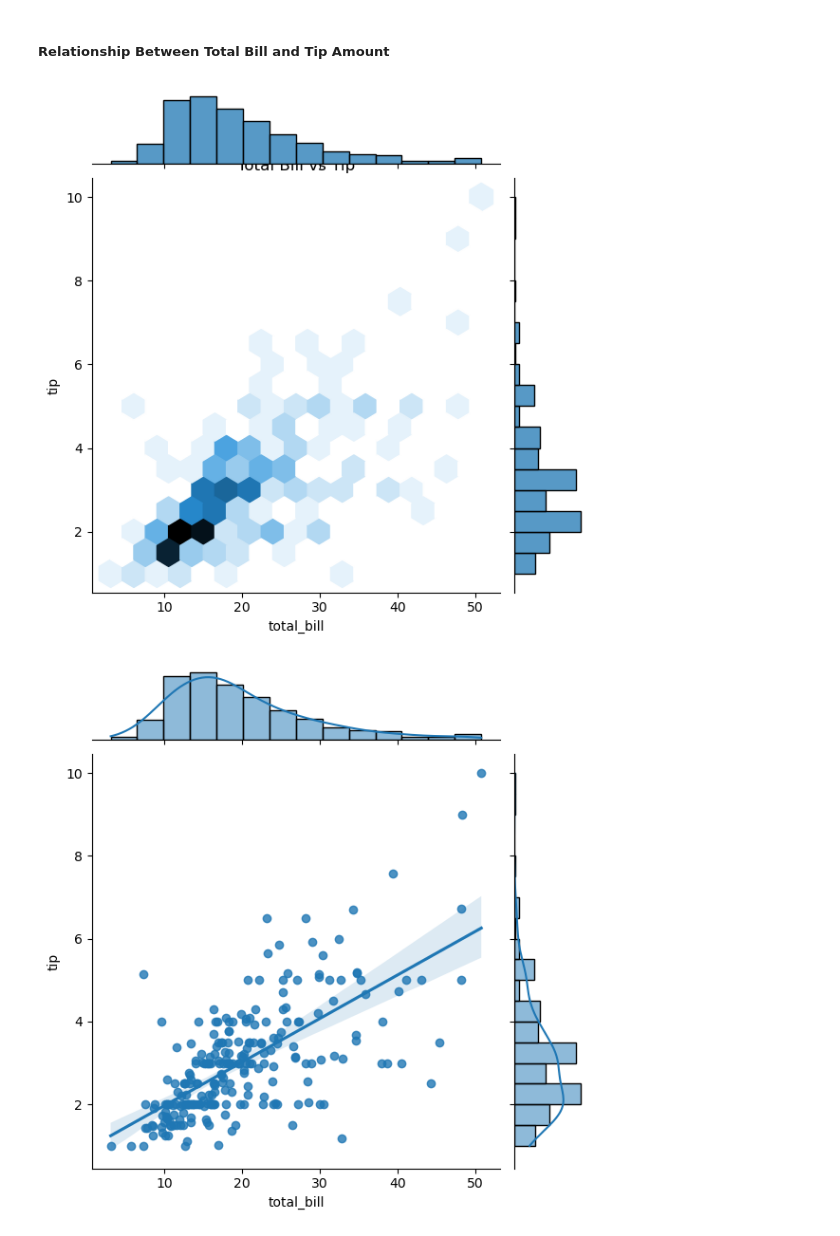
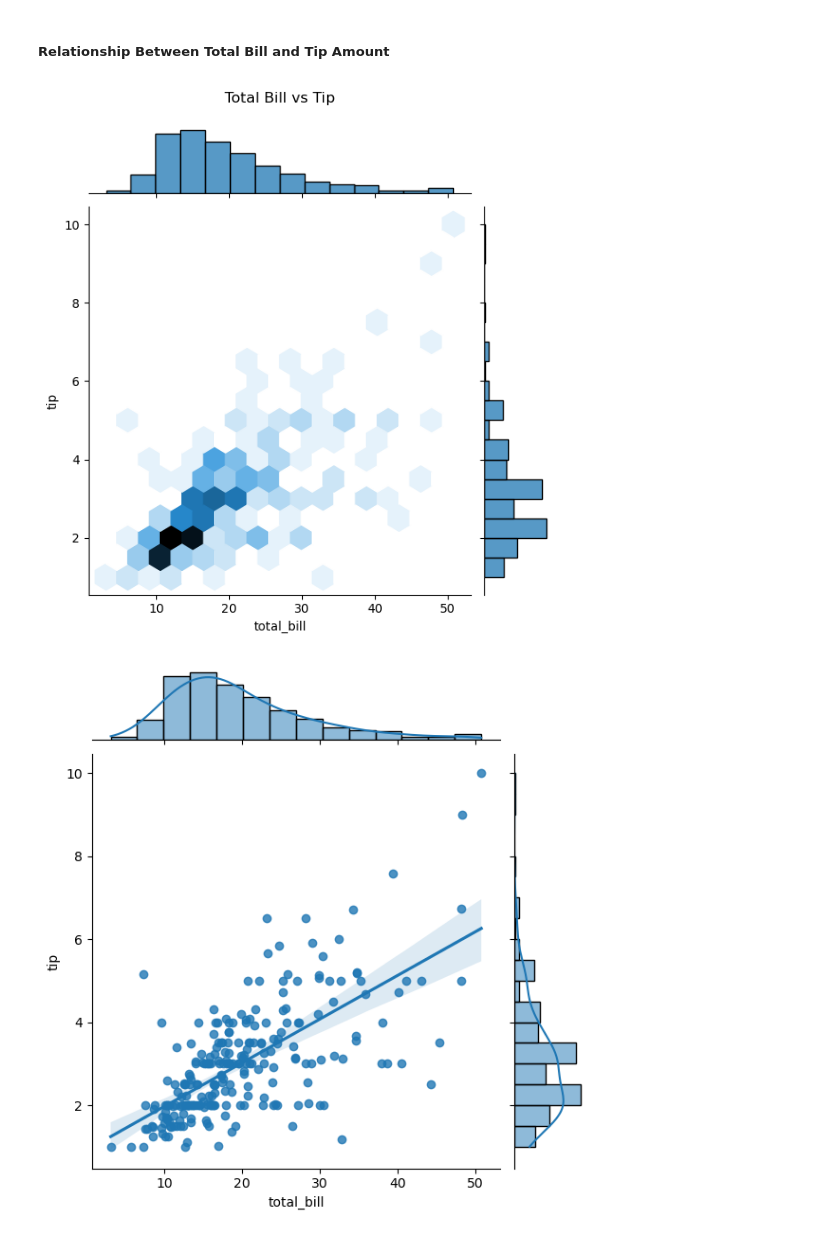
Before and after one commit to DaheeMATTANA/Python-Analysis-Projects, a Jupyter notebook: Restaurant Tip Factors Analysis/Restaurant Tip Factors Analysis.ipynb, the cells around one changed output. Drawn from its saved outputs; the diff is of its cells as text; code cells hidden in the pictures.

```diff
--- a/Restaurant Tip Factors Analysis/Restaurant Tip Factors Analysis.ipynb
+++ b/Restaurant Tip Factors Analysis/Restaurant Tip Factors Analysis.ipynb
@@ -40,10 +40,10 @@ plt.show()
 # %%
 sns.jointplot(x = 'total_bill', y = 'tip', data = tips, kind = 'hex')
 
-plt.title('Total Bill vs Tip')
+plt.title('Total Bill vs Tip', y = 1.25)
 plt.show()
 # %% [output]
-[figure, old version]
+[figure, new version]
 # %%
 sns.jointplot(x = 'total_bill', y = 'tip', data = tips, kind = 'reg')
 
```
